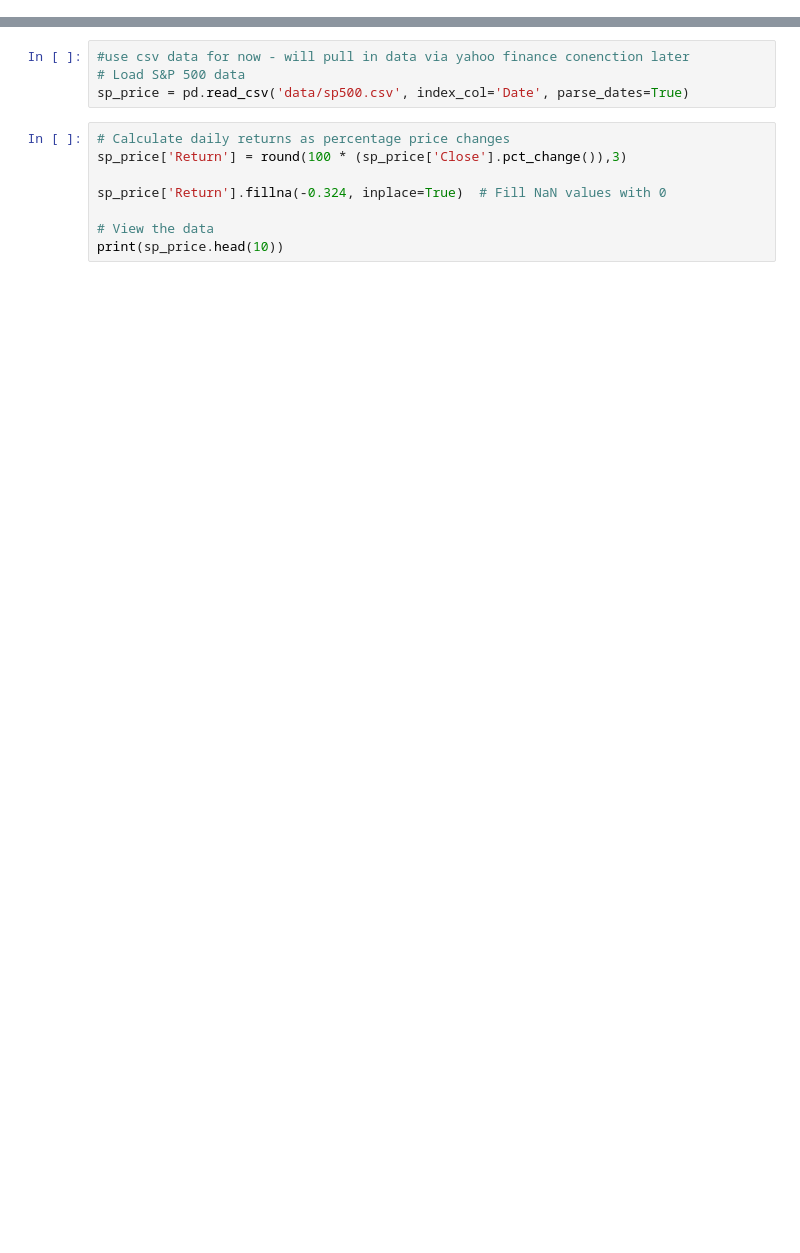
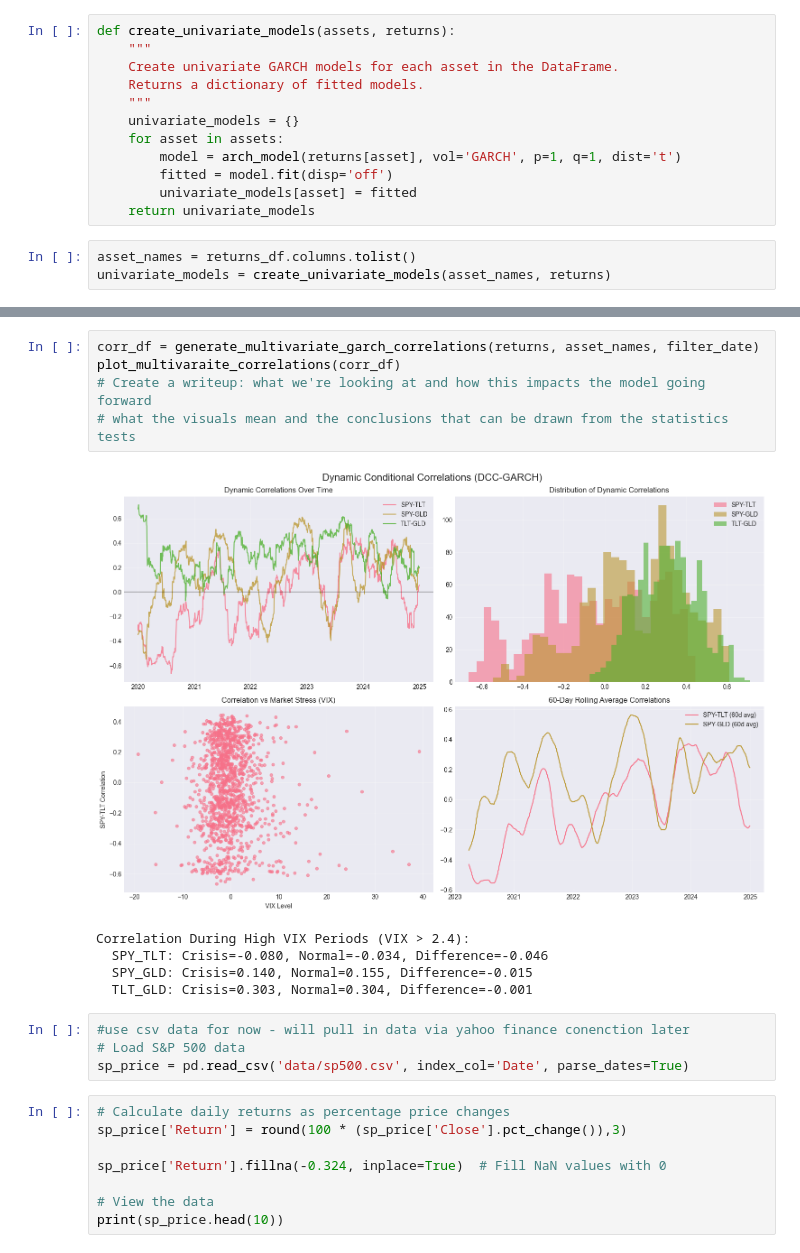
Before and after one commit to imoore99/GARCH, a Jupyter notebook: GARCH.ipynb, the cells around one changed output, grey strips where cells are left out. Drawn from its saved outputs; the diff is of its cells as text; blank space fills up the shorter version.

```diff
--- a/GARCH.ipynb
+++ b/GARCH.ipynb
@@ -6,0 +397,15 @@ from arch import arch_model
+# %%
+def create_univariate_models(assets, returns):
+    """
+    Create univariate GARCH models for each asset in the DataFrame.
+    Returns a dictionary of fitted models.
+    """
+    univariate_models = {}
+    for asset in assets:
+        model = arch_model(returns[asset], vol='GARCH', p=1, q=1, dist='t')
+        fitted = model.fit(disp='off')
+        univariate_models[asset] = fitted
+    return univariate_models
+# %%
+asset_names = returns_df.columns.tolist()
+univariate_models = create_univariate_models(asset_names, returns)
@@ -7,3 +516,14 @@ from arch import arch_model
+# %%
+corr_df = generate_multivariate_garch_correlations(returns, asset_names, filter_date)
+plot_multivaraite_correlations(corr_df)
+# Create a writeup: what we're looking at and how this impacts the model going forward
+# what the visuals mean and the conclusions that can be drawn from the statistics tests
+# %% [output]
+[figure, added]
+Correlation During High VIX Periods (VIX > 2.4):
+  SPY_TLT: Crisis=-0.080, Normal=-0.034, Difference=-0.046
+  SPY_GLD: Crisis=0.140, Normal=0.155, Difference=-0.015
+  TLT_GLD: Crisis=0.303, Normal=0.304, Difference=-0.001
 # %%
 #use csv data for now - will pull in data via yahoo finance conenction later
 # Load S&P 500 data
```
Also changed, not shown: parts of 52 cells of this notebook.
